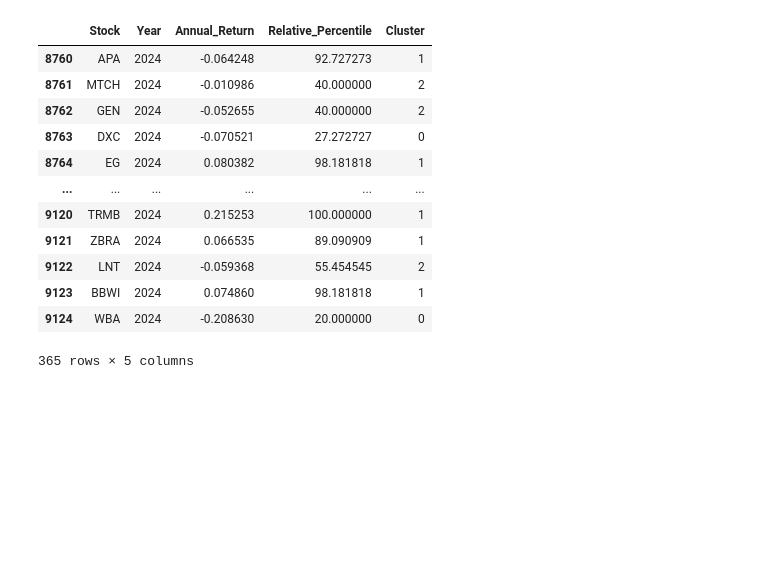
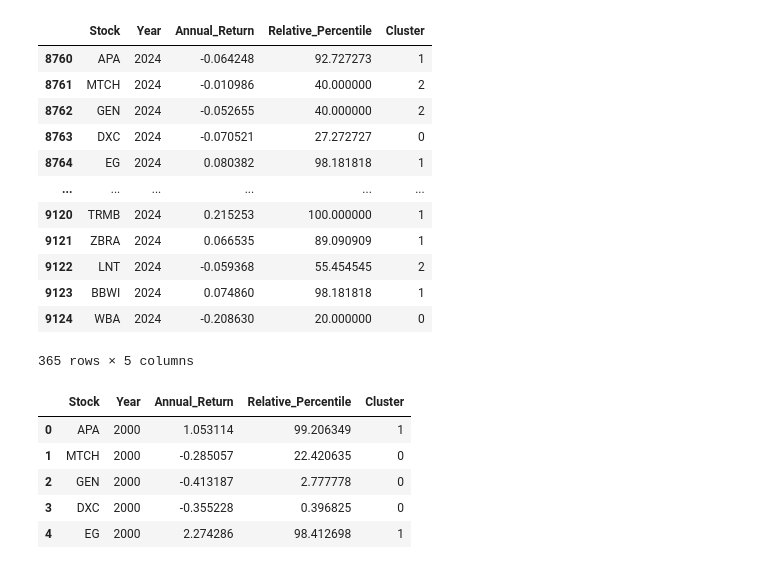
Before and after one commit to CiganOliviuAlphablock/clustering-in-mean-reversion-framework, a Jupyter notebook: clustering.ipynb, the cells around one changed output. Drawn from its saved outputs; the diff is of its cells as text; code cells hidden in the pictures; blank space fills up the shorter version.

```diff
--- a/clustering.ipynb
+++ b/clustering.ipynb
@@ -28,7 +28,7 @@ for year in processing_years:
             first_value = filtered_data[column].iloc[0]
             last_value = filtered_data[column].iloc[-1]
             annual_return = (last_value - first_value) / first_value
-            annual_returns = [((filtered_data[column].iloc[i] - filtered_data[column].iloc[0]) / filtered_data[column].iloc[0]) for i in range(len(filtered_data))]
+            annual_returns = [(((filtered_data[column].iloc[i] - filtered_data[column].iloc[0]) / filtered_data[column].iloc[0]) * 100) for i in range(len(filtered_data))]
 
             relative_percentile = stats.percentileofscore(annual_returns, annual_return)
 
@@ -123,3 +123,12 @@ result_df_filtered_data_2024
 | 9123 | BBWI | 2024 | 0.074860 | 98.181818 | 1 |
 | 9124 | WBA | 2024 | -0.208630 | 20.000000 | 0 |
 365 rows × 5 columns
+# %%
+result_df.head()
+# %% [output]
+|  | Stock | Year | Annual_Return | Relative_Percentile | Cluster |
+| 0 | APA | 2000 | 1.053114 | 99.206349 | 1 |
+| 1 | MTCH | 2000 | -0.285057 | 22.420635 | 0 |
+| 2 | GEN | 2000 | -0.413187 | 2.777778 | 0 |
+| 3 | DXC | 2000 | -0.355228 | 0.396825 | 0 |
+| 4 | EG | 2000 | 2.274286 | 98.412698 | 1 |
```
